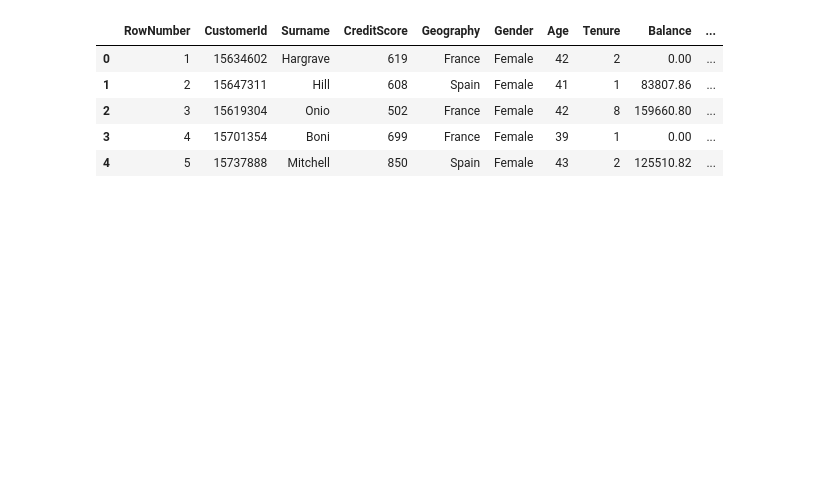
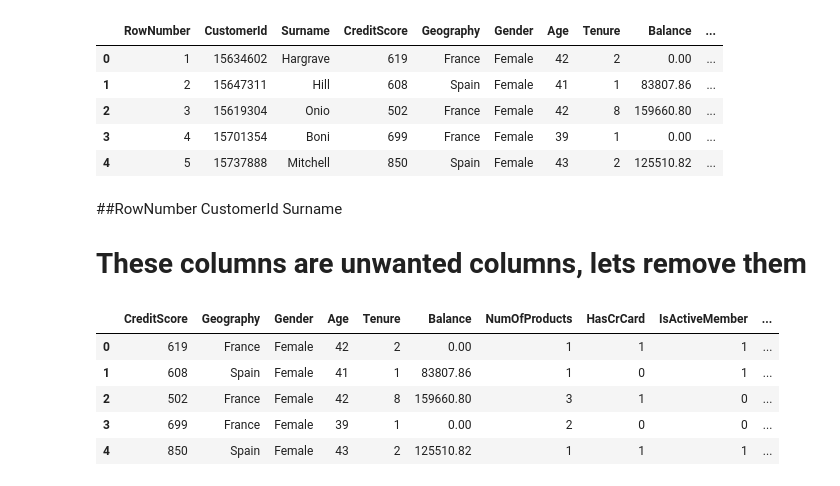
Before and after one commit to GOLISHYAMP/ANN_End_to_End_Project, a Jupyter notebook: ANN_end_to_end_project.ipynb, the cells around one changed output. Drawn from its saved outputs; the diff is of its cells as text; code cells hidden in the pictures; blank space fills up the shorter version.

Commit message:
Completed till Data cleaning and train_test split

```diff
--- a/ANN_end_to_end_project.ipynb
+++ b/ANN_end_to_end_project.ipynb
@@ -11,4 +11,4 @@ import pandas as pd
 import matplotlib.pyplot as plt
 import seaborn as sns
 # %%
-df = pd.read_csv('/content/Churn_Modelling.csv')
+df = pd.read_csv('/content/drive/MyDrive/Datasets/chrun_banking.csv')
@@ -23,3 +21,17 @@ df.head()
 | 2 | 3 | 15619304 | Onio | 502 | France | Female | 42 | 8 | 159660.80 | ... |
 | 3 | 4 | 15701354 | Boni | 699 | France | Female | 39 | 1 | 0.00 | ... |
 | 4 | 5 | 15737888 | Mitchell | 850 | Spain | Female | 43 | 2 | 125510.82 | ... |
+# %% [markdown]
+##RowNumber	CustomerId	Surname
+# These columns are unwanted columns, lets remove them
+# %%
+data = df.drop(['RowNumber', 'CustomerId', 'Surname'], axis=1)
+# %%
+data.head()
+# %% [output]
+|  | CreditScore | Geography | Gender | Age | Tenure | Balance | NumOfProducts | HasCrCard | IsActiveMember | ... |
+| 0 | 619 | France | Female | 42 | 2 | 0.00 | 1 | 1 | 1 | ... |
+| 1 | 608 | Spain | Female | 41 | 1 | 83807.86 | 1 | 0 | 1 | ... |
+| 2 | 502 | France | Female | 42 | 8 | 159660.80 | 3 | 1 | 0 | ... |
+| 3 | 699 | France | Female | 39 | 1 | 0.00 | 2 | 0 | 0 | ... |
+| 4 | 850 | Spain | Female | 43 | 2 | 125510.82 | 1 | 1 | 1 | ... |
```
Also changed, not shown: parts of 19 cells of this notebook.
